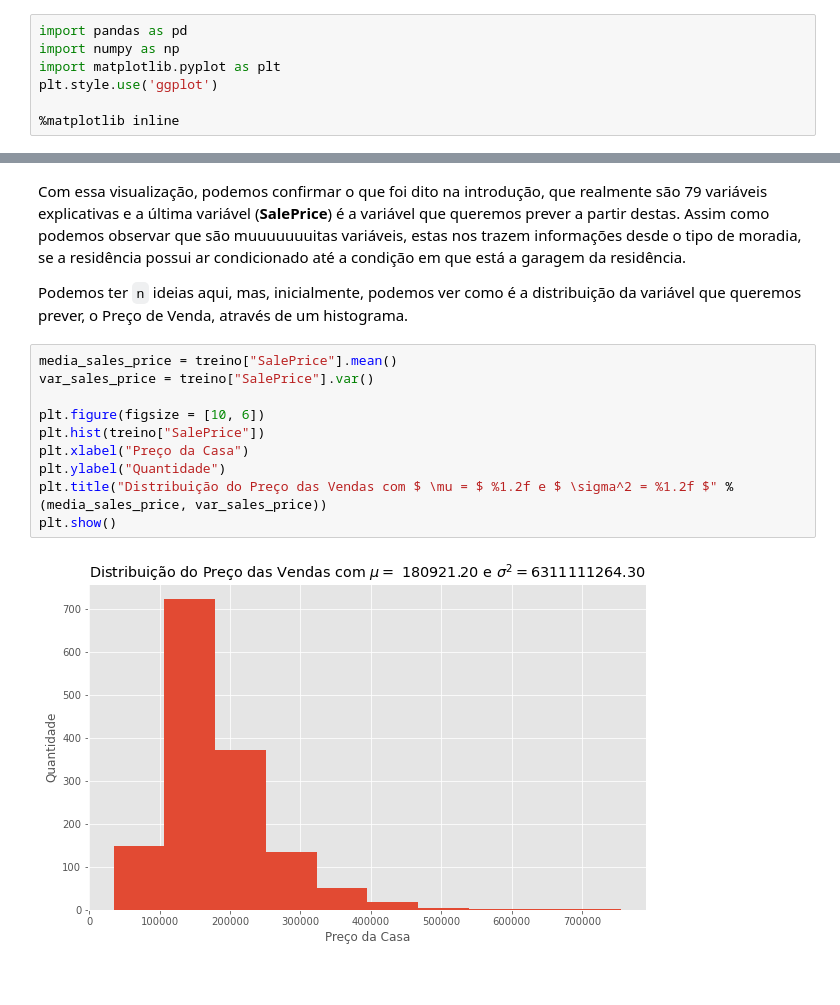
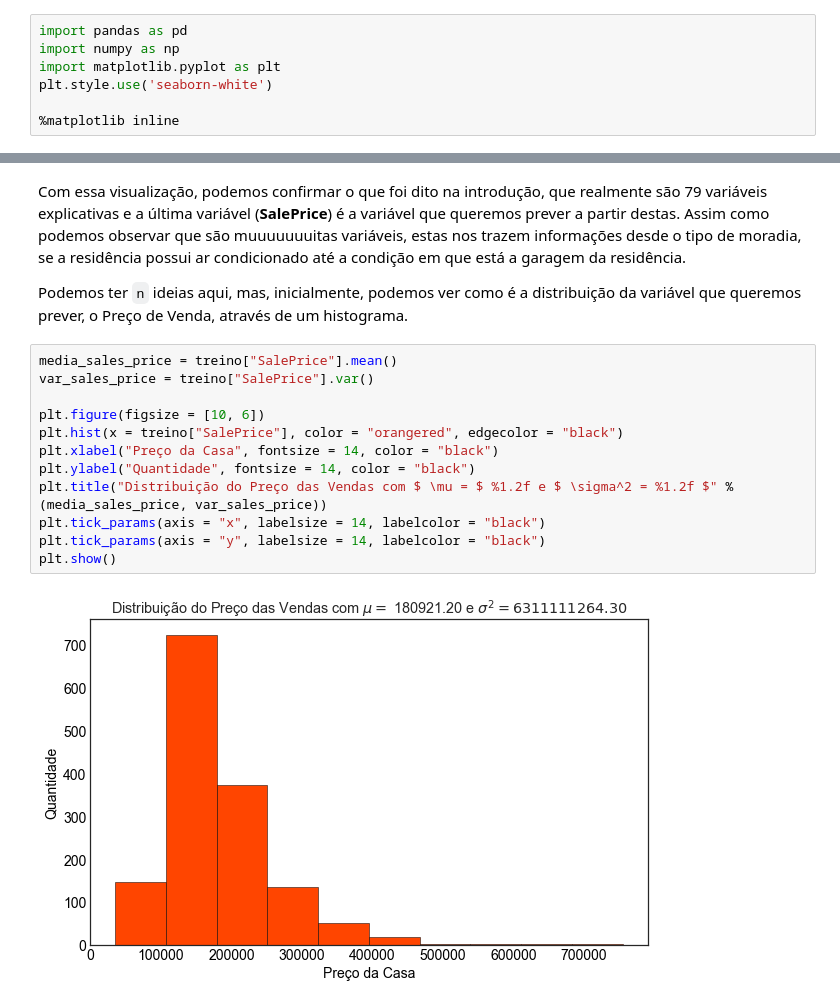
Before and after one commit to barbosarafael/Projetos, a Jupyter notebook: House Prices - Advanced Regression Techniques/notebook_house_prices.ipynb, the cells around one changed output, grey strips where cells are left out. Cells and saved outputs as stored; diff of their text form; blank space fills up the shorter version.

```diff
--- a/House Prices - Advanced Regression Techniques/notebook_house_prices.ipynb
+++ b/House Prices - Advanced Regression Techniques/notebook_house_prices.ipynb
@@ -54,7 +54,7 @@ Sim, para quem não sabe eu venho do R, e eu realmente acho que os gráficos do
 import pandas as pd
 import numpy as np
 import matplotlib.pyplot as plt
-plt.style.use('ggplot')
+plt.style.use('seaborn-white')
 
 %matplotlib inline
 # %% [markdown]
@@ -113,12 +113,14 @@ Podemos ter `n` ideias aqui, mas, inicialmente, podemos ver como é a distribui
 # %%
 media_sales_price = treino["SalePrice"].mean()
 var_sales_price = treino["SalePrice"].var()
 
 plt.figure(figsize = [10, 6])
-plt.hist(treino["SalePrice"])
-plt.xlabel("Preço da Casa")
-plt.ylabel("Quantidade")
+plt.hist(x = treino["SalePrice"], color = "orangered", edgecolor = "black")
+plt.xlabel("Preço da Casa", fontsize = 14, color = "black")
+plt.ylabel("Quantidade", fontsize = 14, color = "black")
 plt.title("Distribuição do Preço das Vendas com $ \mu = $ %1.2f e $ \sigma^2 = %1.2f $" %(media_sales_price, var_sales_price))
+plt.tick_params(axis = "x", labelsize = 14, labelcolor = "black")
+plt.tick_params(axis = "y", labelsize = 14, labelcolor = "black")
 plt.show()
 # %% [output]
-[figure, old version]
+[figure, new version]
```
Also changed, not shown: parts of 1 cell of this notebook.
